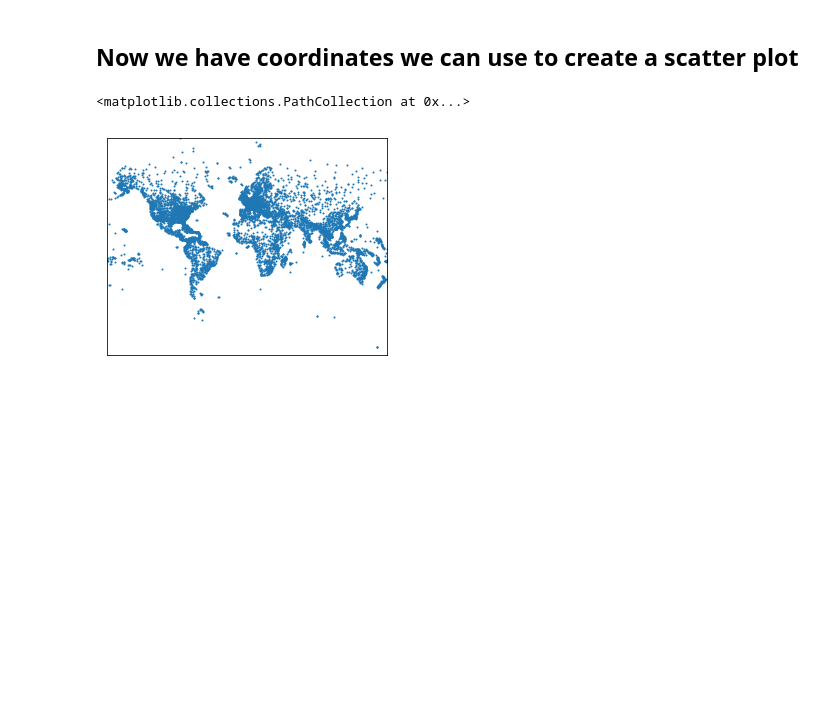
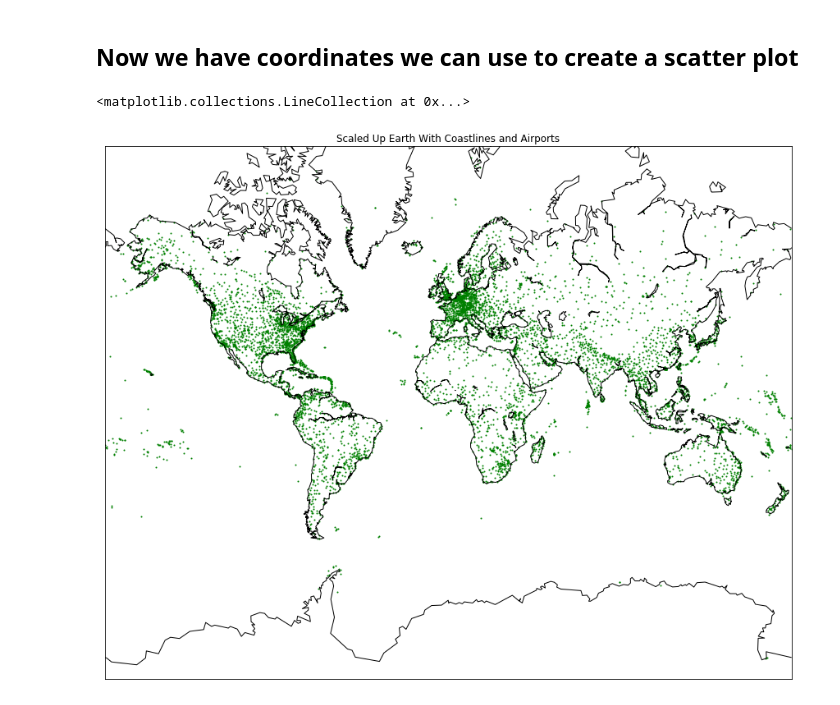
Before and after one commit to monocongo/datascience_portfolio, a Jupyter notebook: dataquest/notebooks/lesson_visualizing_geopgraphic_data/Visualizing Geographic Data.ipynb, the cells around one changed output. Drawn from its saved outputs; the diff is of its cells as text; code cells hidden in the pictures; blank space fills up the shorter version.

```diff
--- a/dataquest/notebooks/lesson_visualizing_geopgraphic_data/Visualizing Geographic Data.ipynb
+++ b/dataquest/notebooks/lesson_visualizing_geopgraphic_data/Visualizing Geographic Data.ipynb
@@ -34,8 +35,17 @@ longitudes = airports["longitude"].tolist()
 x, y = m(longitudes, latitudes)
 # %% [markdown]
 ## Now we have coordinates we can use to create a scatter plot
-# %%
-m.scatter(x, y, s=1)
-# %% [output]
-<matplotlib.collections.PathCollection at 0x...>
-[figure, removed]
+# %%
+# Basemap uses matplotlib under the hood, includng the figure and Axes objects,
+# so we can use these to modify the plot directly as if we were only using matplotlib
+fig, ax = plt.subplots(figsize=(15, 20))
+ax.set_title("Scaled Up Earth With Coastlines and Airports")
+
+# call the Basemap scatter plot functionality
+m.scatter(x, y, s=1, c="green")
+
+# include the coastlines
+m.drawcoastlines()
+# %% [output]
+<matplotlib.collections.LineCollection at 0x...>
+[figure, added]
```
Also changed, not shown: parts of 4 cells of this notebook.
